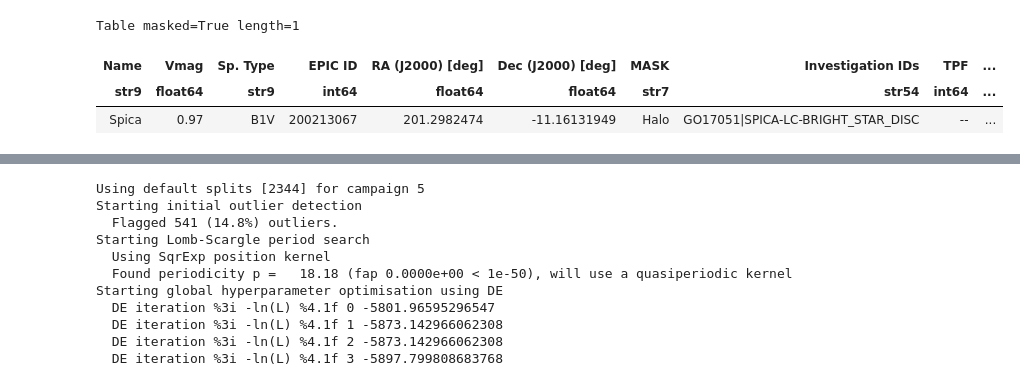
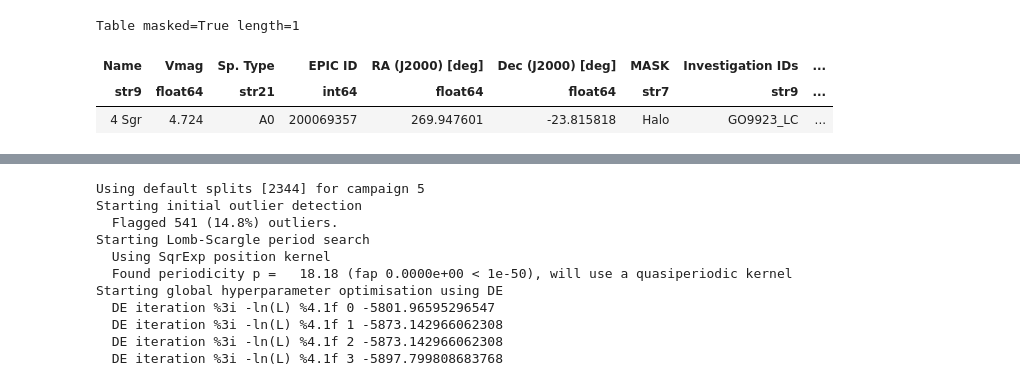
Before and after one commit to benjaminpope/k2halo, a Jupyter notebook: notebooks/k2sc_stars.ipynb, the cells around one changed output, grey strips where cells are left out. Cells and saved outputs as stored; diff of their text form; code cells hidden in the pictures.

```diff
--- a/notebooks/k2sc_stars.ipynb
+++ b/notebooks/k2sc_stars.ipynb
@@ -27,21 +27,23 @@ Populating the interactive namespace from numpy and matplotlib
 # %%
-campaign = 17
+campaign = 92
 ddir = '../reduced/c%d/'% campaign
-starname = 'Spica'
-fname = ddir+'%s_halo_lc_o1.fits' % starname
+starname = '4 Sgr'
+fname = ddir+'%s_halo_lc_o1.fits' % starname.replace(' ','_')
 
 f = fitsio.FITS(fname)
 hdr = fitsio.read_header(fname)
+if campaign in [91,92, 101, 102, 111, 112]:
+    campaign_name = int(str(campaign)[:-1])
 
-all_stars = Table.read('../data/haloC%d.csv' % campaign,format='ascii')
+all_stars = Table.read('../data/haloC%d.csv' % campaign_name,format='ascii')
 star = all_stars[all_stars['Name']==starname]
 epic = star['EPIC ID'].data.data[0]
 star
 # %% [output]
 Table masked=True length=1
-| Name | Vmag | Sp. Type | EPIC ID | RA (J2000) [deg] | Dec (J2000) [deg] | MASK | Investigation IDs | TPF | ... |
-| str9 | float64 | str9 | int64 | float64 | float64 | str7 | str54 | int64 | ... |
-| Spica | 0.97 | B1V | 200213067 | 201.2982474 | -11.16131949 | Halo | GO17051|SPICA-LC-BRIGHT_STAR_DISC | -- | ... |
+| Name | Vmag | Sp. Type | EPIC ID | RA (J2000) [deg] | Dec (J2000) [deg] | MASK | Investigation IDs | ... |
+| str9 | float64 | str21 | int64 | float64 | float64 | str7 | str9 | ... |
+| 4 Sgr | 4.724 | A0 | 200069357 | 269.947601 | -23.815818 | Halo | GO9923_LC | ... |
 # %%
 def match_cadences(halocads,lccads):
     indices =np.array([1 if j in lccads else 0 for j in halocads])
```
Also changed, not shown: parts of 3 cells of this notebook, 17 other files.
